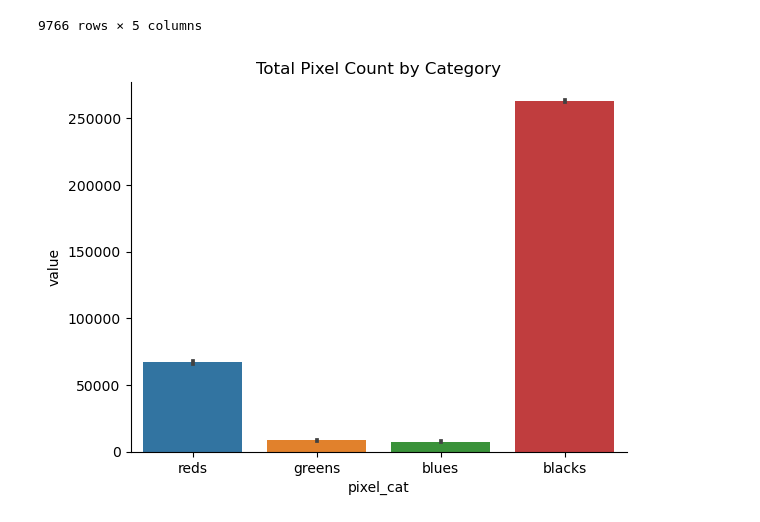
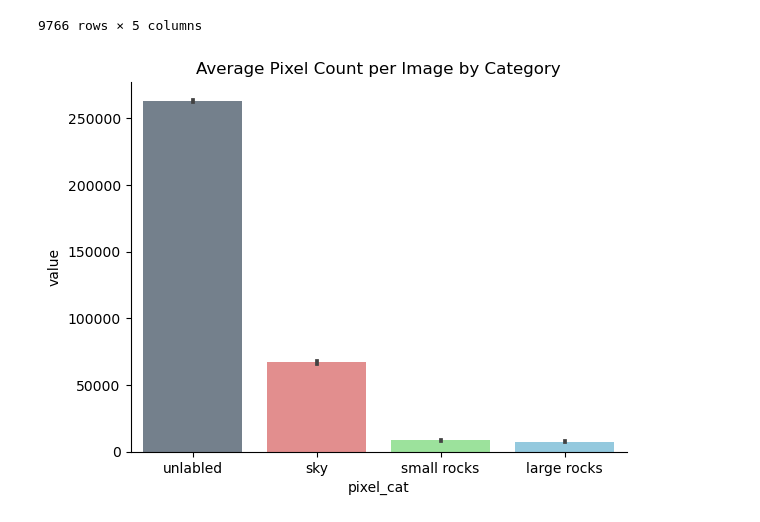
Before and after one commit to justjoshtings/Lunar-Landscape-Image-Segmentation, a Jupyter notebook: sahara-ensley-individual-project/Code/EDA_figures.ipynb, the cells around one changed output. Cells and saved outputs as stored; diff of their text form; code cells hidden in the pictures.

```diff
--- a/sahara-ensley-individual-project/Code/EDA_figures.ipynb
+++ b/sahara-ensley-individual-project/Code/EDA_figures.ipynb
@@ -34,14 +40,16 @@ melted = df.melt(id_vars = ['image'], value_vars = ['reds', 'greens', 'blues', '
 # %%
 palette = {
     'reds':'light_coral',
     'greens':'lightgreen',
     'blues':'mediumturquoise',
     'blacks':'slategray'
 }
+melted = melted.replace({'blacks':'unlabled', 'reds':'sky', 'greens':'small rocks', 'blues':'large rocks'})
 fig, ax = plt.subplots(nrows = 1, ncols = 1)
-sns.barplot(data = melted, x = 'pixel_cat', y = 'value')
-ax.set_title('Total Pixel Count by Category')
+sns.barplot(data = melted, x = 'pixel_cat', y = 'value', palette = ['slategrey', 'lightcoral', 'lightgreen', 'skyblue'],
+            order = melted.groupby('pixel_cat').mean().sort_values(by = 'value', ascending = False).index)
+ax.set_title('Average Pixel Count per Image by Category')
 sns.despine()
 # %% [output]
-[figure, old version]
+[figure, new version]
 # %%
```
Also changed, not shown: parts of 7 cells of this notebook, 4 other files.
